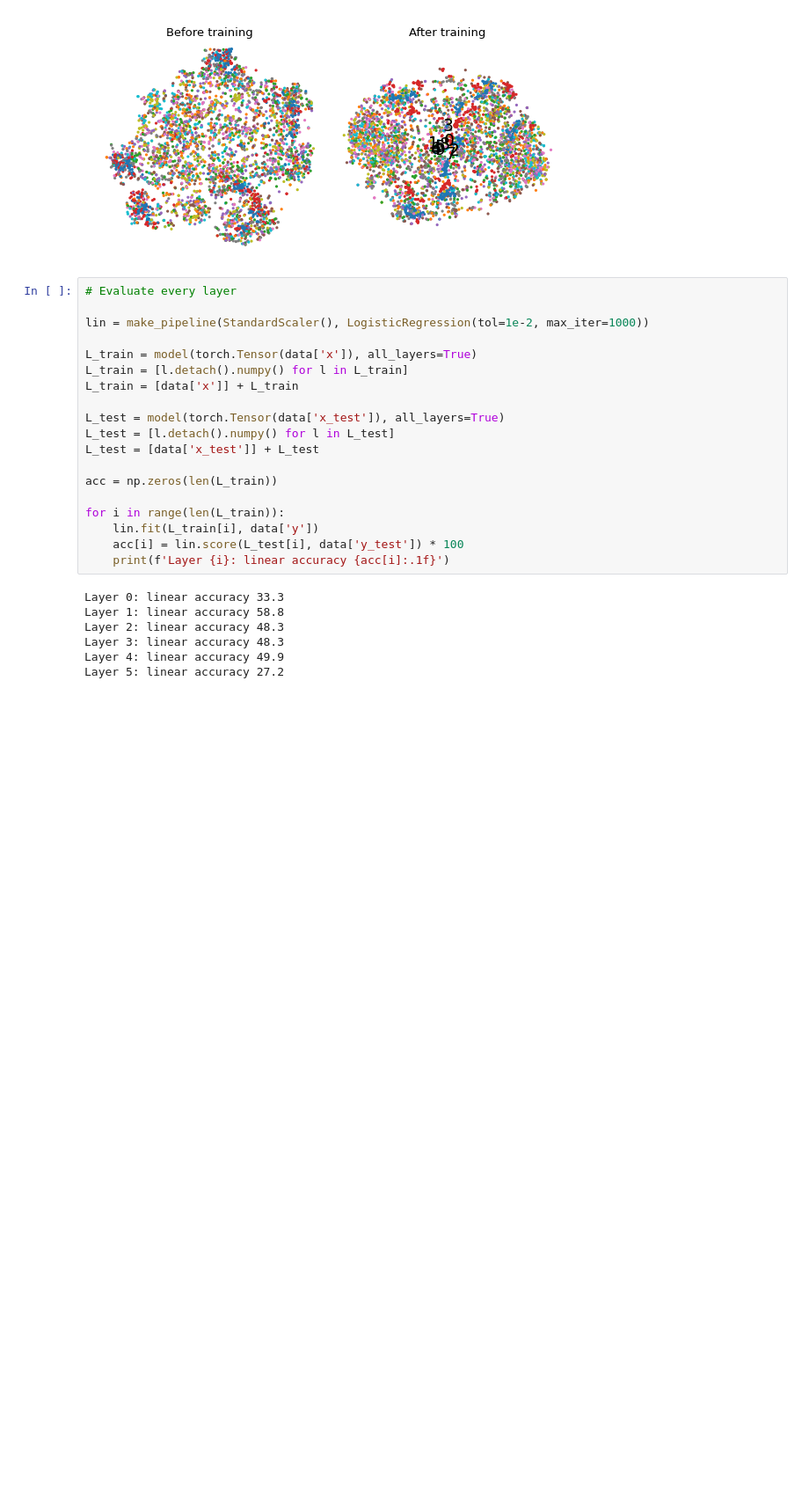
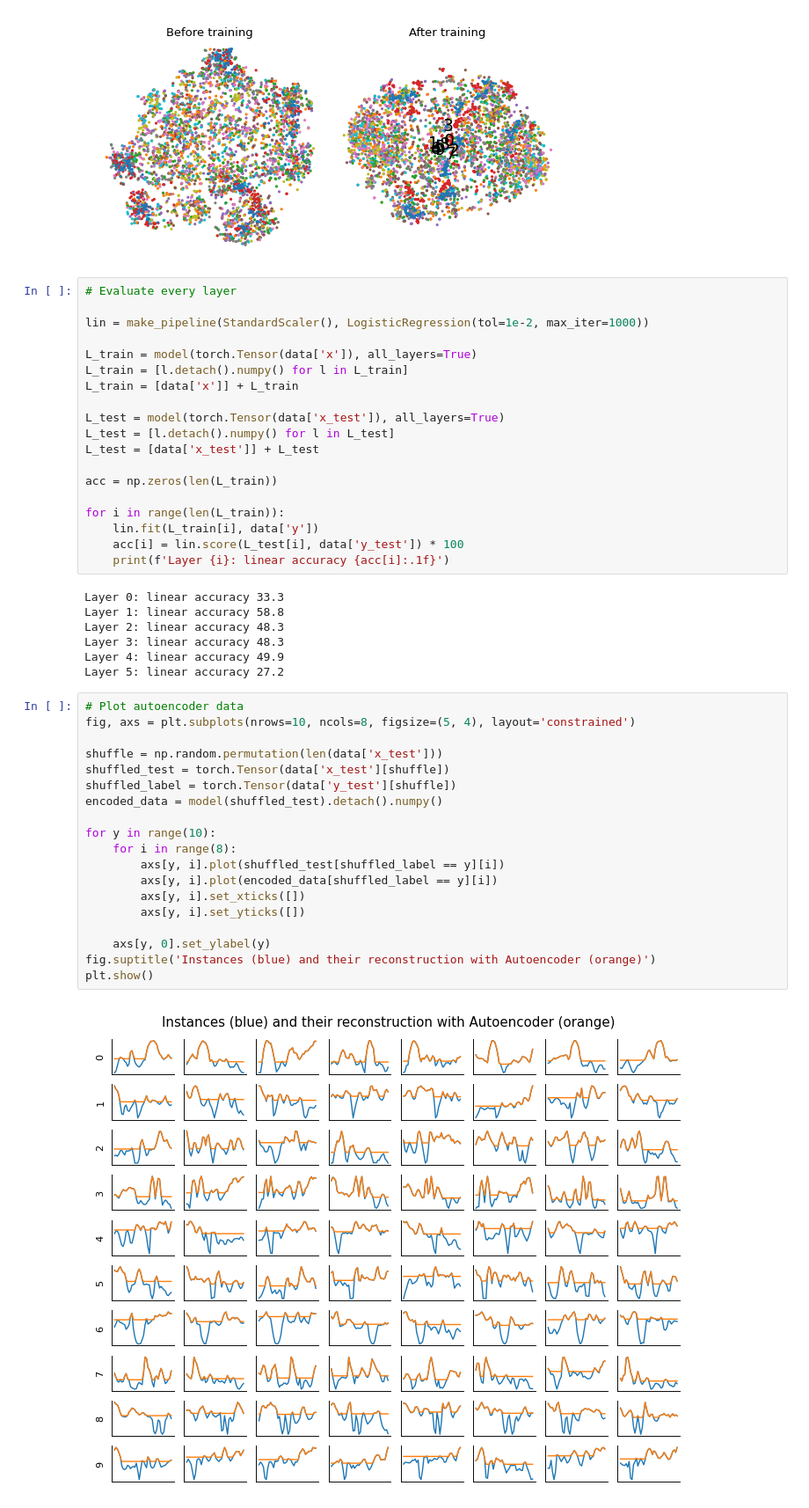
Before and after one commit to ariguiba/mnist1d, a Jupyter notebook: notebooks/ssl-autoencoder.ipynb, the cells around one changed output. Shown at 88% size. Cells and saved outputs as stored; diff of their text form; blank space fills up the shorter version.

Commit message:
added reconstruction plot

```diff
--- a/notebooks/ssl-autoencoder.ipynb
+++ b/notebooks/ssl-autoencoder.ipynb
@@ -293,3 +293,24 @@ Layer 2: linear accuracy 48.3
 Layer 3: linear accuracy 48.3
 Layer 4: linear accuracy 49.9
 Layer 5: linear accuracy 27.2
+# %%
+# Plot autoencoder data
+fig, axs = plt.subplots(nrows=10, ncols=8, figsize=(5, 4), layout='constrained')
+
+shuffle = np.random.permutation(len(data['x_test']))
+shuffled_test = torch.Tensor(data['x_test'][shuffle])
+shuffled_label = torch.Tensor(data['y_test'][shuffle])
+encoded_data = model(shuffled_test).detach().numpy()
+
+for y in range(10):
+    for i in range(8):
+        axs[y, i].plot(shuffled_test[shuffled_label == y][i])
+        axs[y, i].plot(encoded_data[shuffled_label == y][i])
+        axs[y, i].set_xticks([])
+        axs[y, i].set_yticks([])
+
+    axs[y, 0].set_ylabel(y)
+fig.suptitle('Instances (blue) and their reconstruction with Autoencoder (orange)')
+plt.show()
+# %% [output]
+[figure, added]
```
